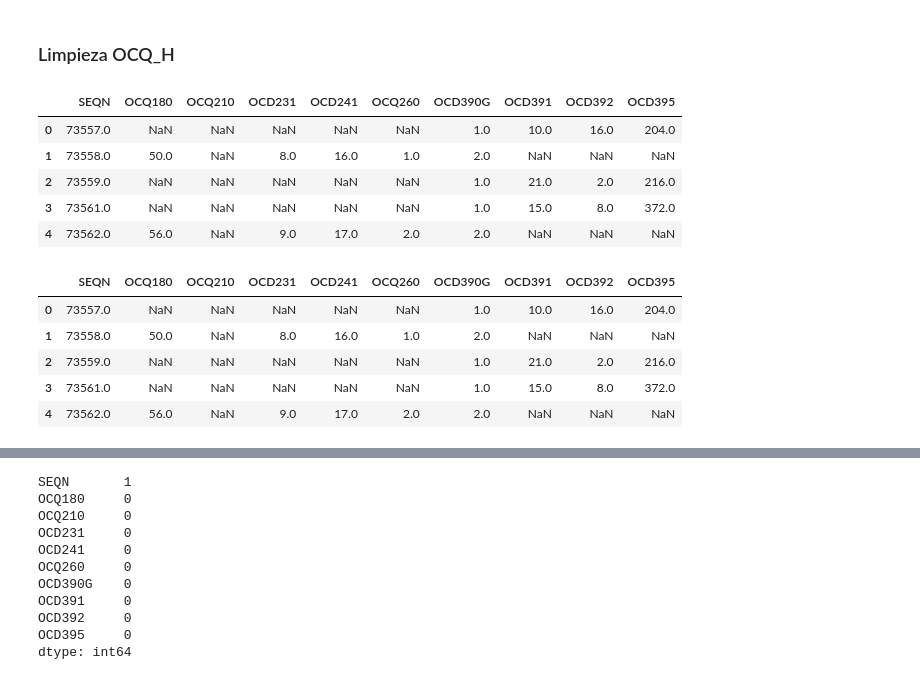
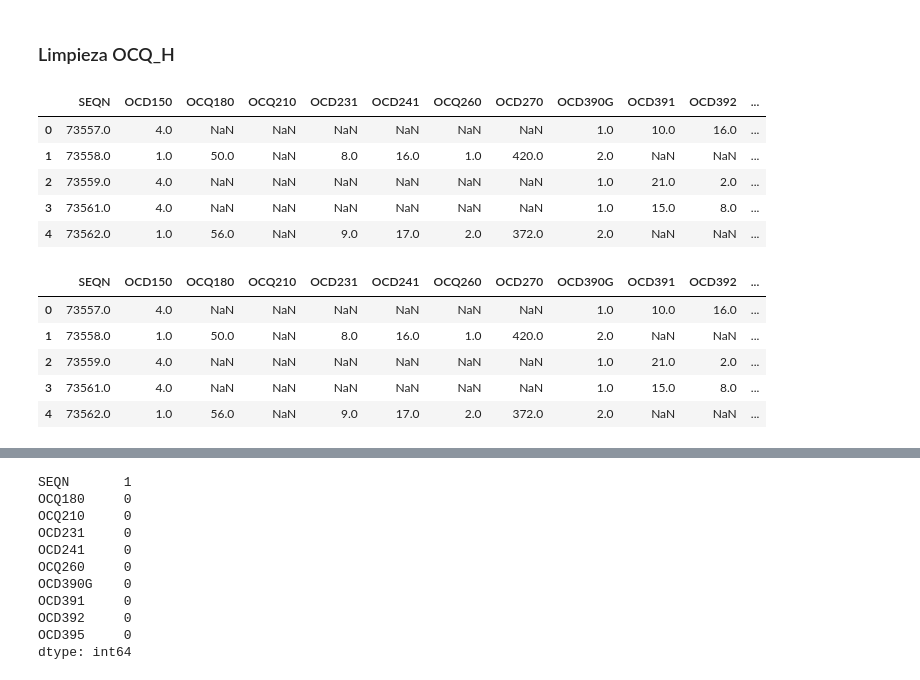
Before and after one commit to salva1984/kokoa-analisis-salud-mental, a Jupyter notebook: notebooks/03_limpieza_G3.ipynb, the cells around one changed output, grey strips where cells are left out. Drawn from its saved outputs; the diff is of its cells as text; code cells hidden in the pictures.

```diff
--- a/notebooks/03_limpieza_G3.ipynb
+++ b/notebooks/03_limpieza_G3.ipynb
@@ -253,24 +253,32 @@ SMQ limpio guardado en data/processed/smq_limpio.csv
 ### Limpieza OCQ_H
 # %%
 # Cargar datos OCQ
+import pandas as pd
+import numpy as np
 ocq = pd.read_csv("../data/interim/ocq_h_columnas.csv")
+df_demo = pd.read_csv("../data/interim/demo_h_columnas.csv")
+df_edad = df_demo[['SEQN', 'RIDAGEYR']].copy()
+ocq = ocq.merge(df_edad,on='SEQN',how='inner')
+ocq = ocq[ocq['RIDAGEYR']>=18]
 
 ocq.head()
 # %% [output]
-|  | SEQN | OCQ180 | OCQ210 | OCD231 | OCD241 | OCQ260 | OCD390G | OCD391 | OCD392 | OCD395 |
-| 0 | 73557.0 | NaN | NaN | NaN | NaN | NaN | 1.0 | 10.0 | 16.0 | 204.0 |
-| 1 | 73558.0 | 50.0 | NaN | 8.0 | 16.0 | 1.0 | 2.0 | NaN | NaN | NaN |
-| 2 | 73559.0 | NaN | NaN | NaN | NaN | NaN | 1.0 | 21.0 | 2.0 | 216.0 |
-| 3 | 73561.0 | NaN | NaN | NaN | NaN | NaN | 1.0 | 15.0 | 8.0 | 372.0 |
-| 4 | 73562.0 | 56.0 | NaN | 9.0 | 17.0 | 2.0 | 2.0 | NaN | NaN | NaN |
+|  | SEQN | OCD150 | OCQ180 | OCQ210 | OCD231 | OCD241 | OCQ260 | OCD270 | OCD390G | OCD391 | OCD392 | ... |
+| 0 | 73557.0 | 4.0 | NaN | NaN | NaN | NaN | NaN | NaN | 1.0 | 10.0 | 16.0 | ... |
+| 1 | 73558.0 | 1.0 | 50.0 | NaN | 8.0 | 16.0 | 1.0 | 420.0 | 2.0 | NaN | NaN | ... |
+| 2 | 73559.0 | 4.0 | NaN | NaN | NaN | NaN | NaN | NaN | 1.0 | 21.0 | 2.0 | ... |
+| 3 | 73561.0 | 4.0 | NaN | NaN | NaN | NaN | NaN | NaN | 1.0 | 15.0 | 8.0 | ... |
+| 4 | 73562.0 | 1.0 | 56.0 | NaN | 9.0 | 17.0 | 2.0 | 372.0 | 2.0 | NaN | NaN | ... |
 # %%
 OCQ_COLS = [
     "SEQN",
+    'OCD150',
     "OCQ180",   # Horas trabajadas la semana pasada
     "OCQ210",   # Trabaja ≥35h (1=Sí, 2=No)
     "OCD231",   # Industria actual
     "OCD241",   # Ocupación actual
     "OCQ260",   # Tipo de empleo
+    "OCD270",   # meses en el trabajo actual
     "OCD390G",  # Tipo de trabajo más largo
     "OCD391",   # Industria trabajo más largo
     "OCD392",   # Ocupación trabajo más largo
@@ -280,10 +288,10 @@ OCQ_COLS = [
 ocq = ocq[OCQ_COLS].copy()
 ocq.head()
 # %% [output]
-|  | SEQN | OCQ180 | OCQ210 | OCD231 | OCD241 | OCQ260 | OCD390G | OCD391 | OCD392 | OCD395 |
-| 0 | 73557.0 | NaN | NaN | NaN | NaN | NaN | 1.0 | 10.0 | 16.0 | 204.0 |
-| 1 | 73558.0 | 50.0 | NaN | 8.0 | 16.0 | 1.0 | 2.0 | NaN | NaN | NaN |
-| 2 | 73559.0 | NaN | NaN | NaN | NaN | NaN | 1.0 | 21.0 | 2.0 | 216.0 |
-| 3 | 73561.0 | NaN | NaN | NaN | NaN | NaN | 1.0 | 15.0 | 8.0 | 372.0 |
-| 4 | 73562.0 | 56.0 | NaN | 9.0 | 17.0 | 2.0 | 2.0 | NaN | NaN | NaN |
+|  | SEQN | OCD150 | OCQ180 | OCQ210 | OCD231 | OCD241 | OCQ260 | OCD270 | OCD390G | OCD391 | OCD392 | ... |
+| 0 | 73557.0 | 4.0 | NaN | NaN | NaN | NaN | NaN | NaN | 1.0 | 10.0 | 16.0 | ... |
+| 1 | 73558.0 | 1.0 | 50.0 | NaN | 8.0 | 16.0 | 1.0 | 420.0 | 2.0 | NaN | NaN | ... |
+| 2 | 73559.0 | 4.0 | NaN | NaN | NaN | NaN | NaN | NaN | 1.0 | 21.0 | 2.0 | ... |
+| 3 | 73561.0 | 4.0 | NaN | NaN | NaN | NaN | NaN | NaN | 1.0 | 15.0 | 8.0 | ... |
+| 4 | 73562.0 | 1.0 | 56.0 | NaN | 9.0 | 17.0 | 2.0 | 372.0 | 2.0 | NaN | NaN | ... |
 # %%
```
Also changed, not shown: parts of 13 cells of this notebook, 4 other files.
